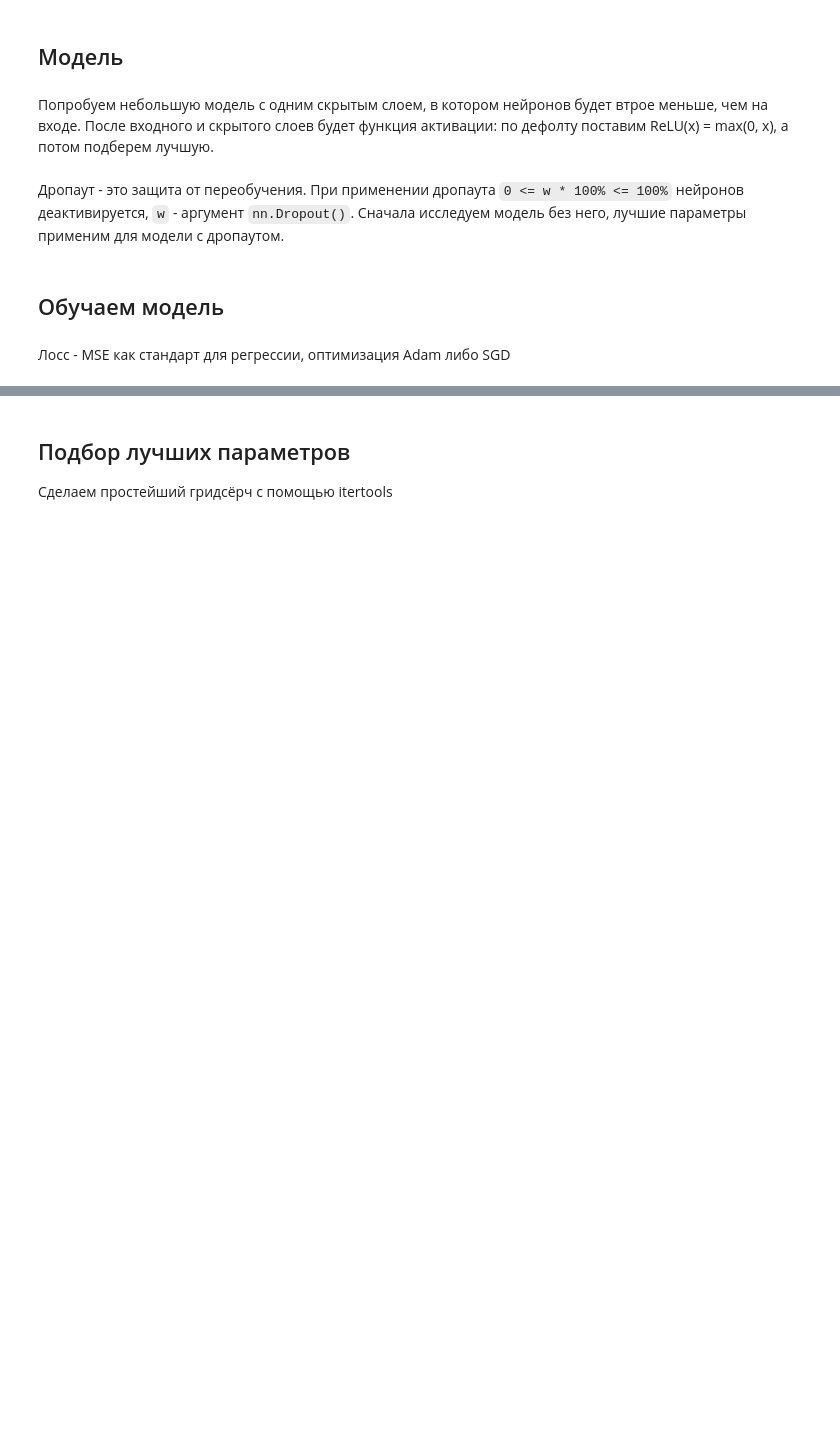
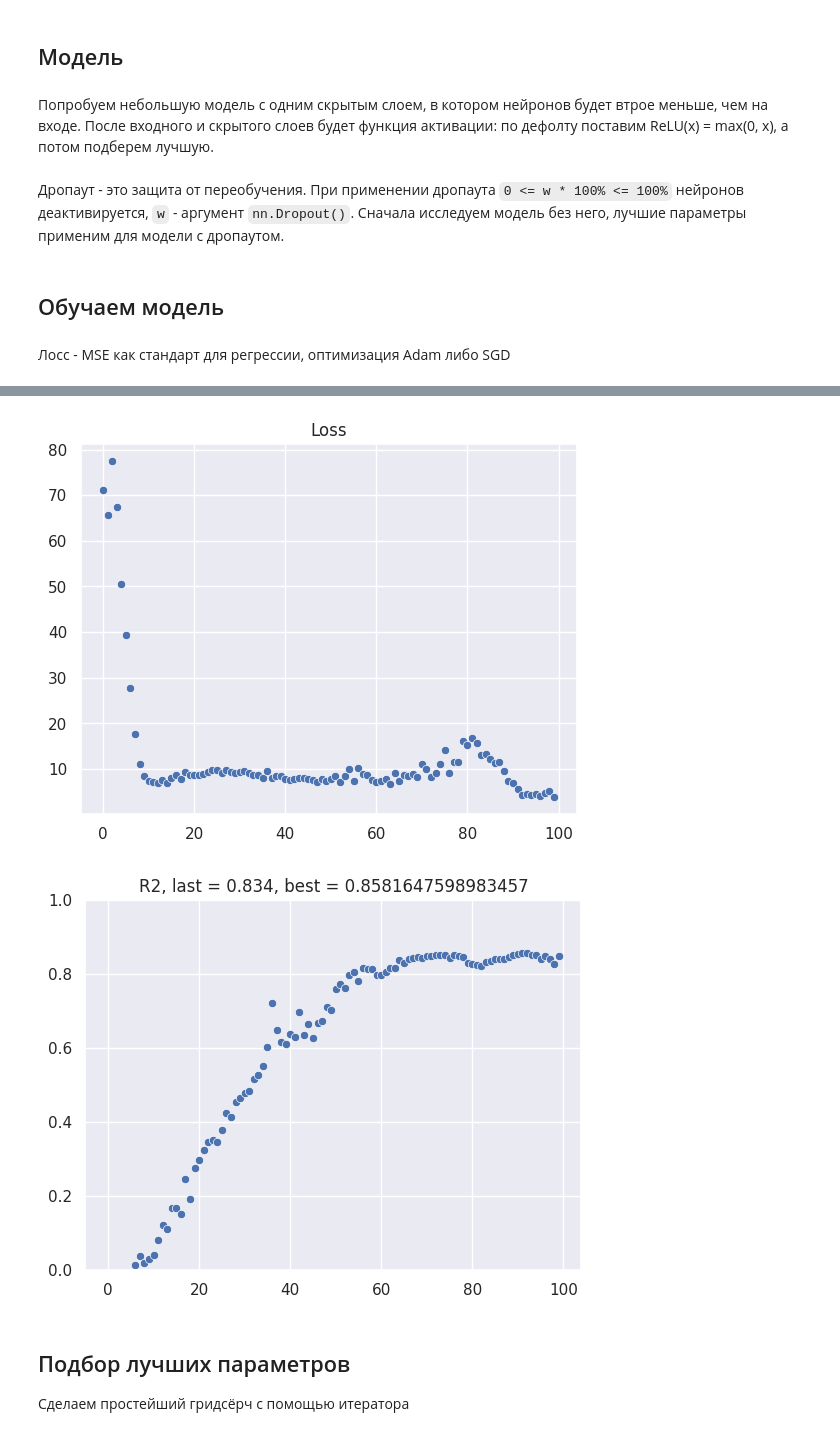
Before and after one commit to vahahahart/hackathon_team_3, a Jupyter notebook: main.ipynb, the cells around one changed output, grey strips where cells are left out. Cells and saved outputs as stored; diff of their text form; code cells hidden in the pictures; blank space fills up the shorter version.

```diff
--- a/main.ipynb
+++ b/main.ipynb
@@ -1091,7 +1106,7 @@ class DenseNN(nn.Module):
 # %%
 def test_model(loss_fn_name=nn.MSELoss,
                optimizer_name=torch.optim.Adam,
-               n_epochs=200,
+               n_epochs=100,
                batch_size=6,
                activation_name=F.relu,
                do_dropout=False,
@@ -1107,8 +1122,8 @@ def test_model(loss_fn_name=nn.MSELoss,
     '''
 
     model = DenseNN(X.shape[1], activation=activation_name, do_dropout=do_dropout)
-    loss_fn = loss_fn()
-    optimizer = optimizer(model.parameters(), lr=2.5e-4)
+    loss_fn = loss_fn_name()
+    optimizer = optimizer_name(model.parameters(), lr=2.5e-4)
 
     history_loss = []
     history_r2 = []
@@ -1140,6 +1155,7 @@ sns.scatterplot(history_loss)
 plt.title('Loss')
 plt.show()
 sns.scatterplot(history_r2)
-plt.title(f'R2, best = {round(r2_score(y_test.detach().numpy(), model(X_test).detach().floor().numpy()), 3)}')
+plt.title(f'R2, last = {round(r2_score(y_test.detach().numpy(), model(X_test).detach().floor().numpy()), 3)}, best = {max(history_r2)}')
 plt.ylim(0, 1)
 plt.show()
+# %% [output]
@@ -1146,3 +1179,5 @@ plt.show()
+[figure, added]
+[figure, added]
 # %% [markdown]
 ## Подбор лучших параметров
-Сделаем простейший гридсёрч с помощью itertools
+Сделаем простейший гридсёрч с помощью итератора
```
Also changed, not shown: parts of 6 cells of this notebook.
